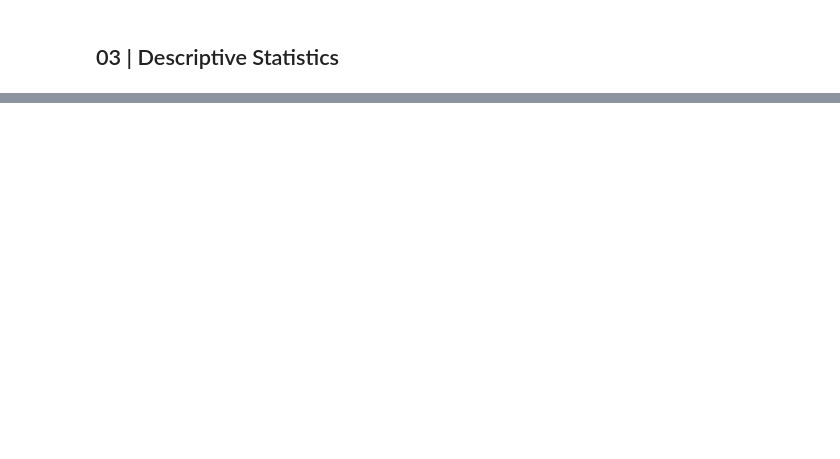
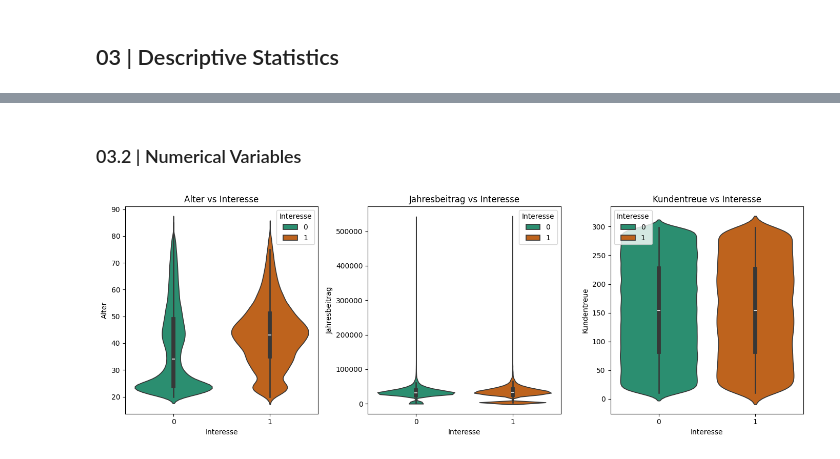
Before and after one commit to malill/coding-challenge, a Jupyter notebook: notebooks/HUK_Coding_Challenge_v01.ipynb, the cells around one changed output, grey strips where cells are left out. Drawn from its saved outputs; the diff is of its cells as text; code cells hidden in the pictures; blank space fills up the shorter version.

```diff
--- a/notebooks/HUK_Coding_Challenge_v01.ipynb
+++ b/notebooks/HUK_Coding_Challenge_v01.ipynb
@@ -69,0 +195,11 @@ df
+# %% [markdown]
+### 03.2 | Numerical Variables
+# %%
+fig, axes = plt.subplots(1, 3, figsize=(14, 5))
+for i, ax in enumerate(axes.flatten()):
+    sns.violinplot(x=LABEL, y=NUM_FEATS[i], data=df, ax=ax, hue=LABEL)
+    ax.set_title(f"{NUM_FEATS[i]} vs {LABEL}")
+plt.tight_layout()
+plt.show()
+# %% [output]
+[figure, added]
```
Also changed, not shown: parts of 28 cells of this notebook, 1 other file.
